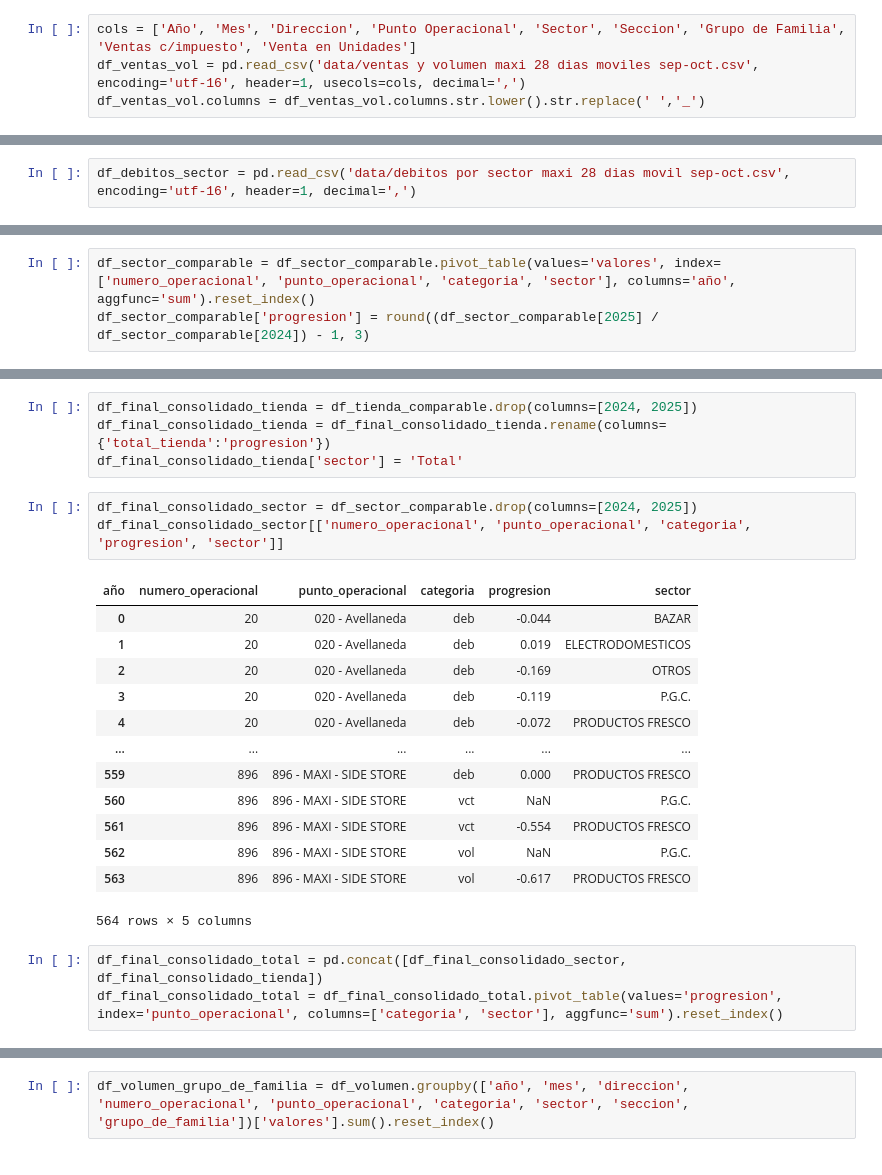
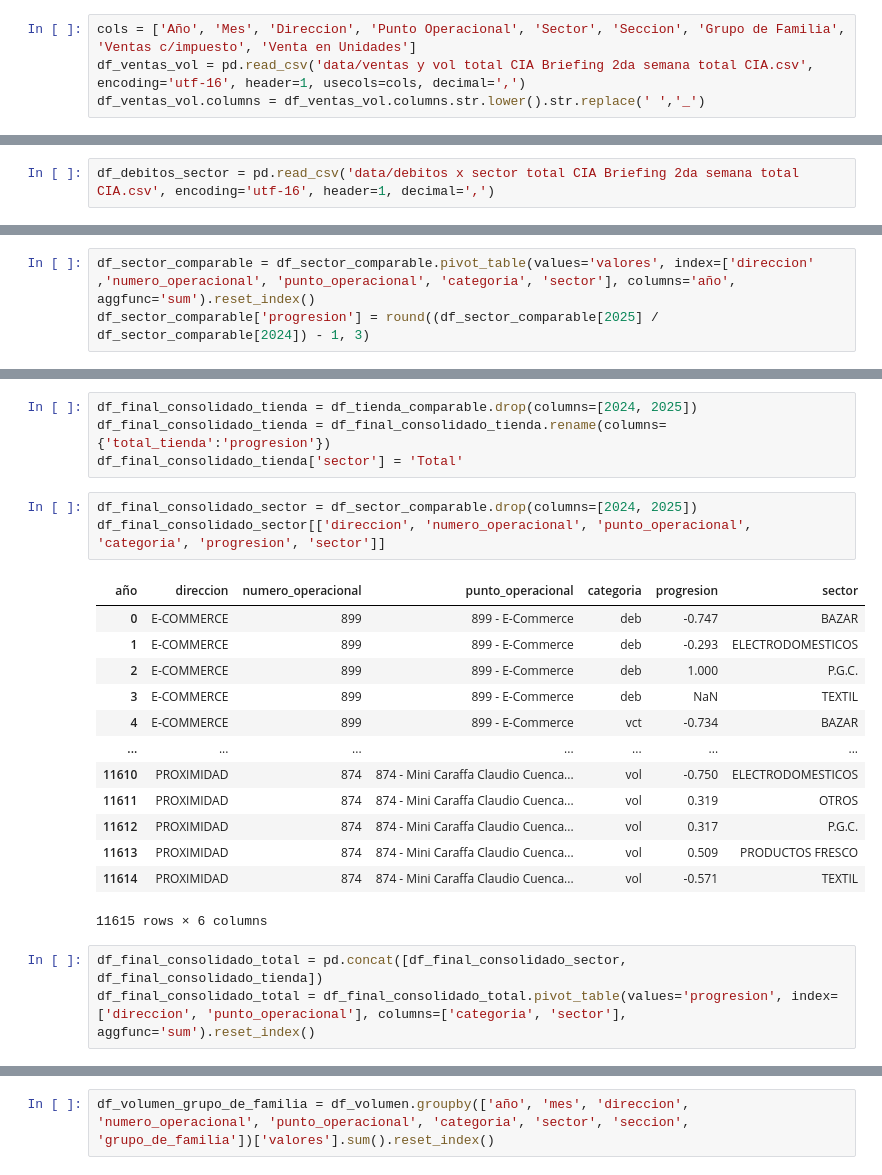
Before and after one commit to juanifmera/progresion, a Jupyter notebook: progresiones/breafing.ipynb, the cells around one changed output, grey strips where cells are left out. Saved outputs shown, nothing was run; the diff lists cells and outputs as text.

```diff
--- a/progresiones/breafing.ipynb
+++ b/progresiones/breafing.ipynb
@@ -6,7 +8,7 @@ import pandas as pd
 ### Ventas y Volumen
 # %%
 cols = ['Año', 'Mes', 'Direccion', 'Punto Operacional', 'Sector', 'Seccion', 'Grupo de Familia', 'Ventas c/impuesto', 'Venta en Unidades']
-df_ventas_vol = pd.read_csv('data/ventas y volumen maxi 28 dias moviles sep-oct.csv', encoding='utf-16', header=1, usecols=cols, decimal=',')
+df_ventas_vol = pd.read_csv('data/ventas y vol total CIA Briefing 2da semana total CIA.csv', encoding='utf-16', header=1, usecols=cols, decimal=',')
 df_ventas_vol.columns = df_ventas_vol.columns.str.lower().str.replace(' ','_')
 # %%
 df_ventas_vol.rename(columns={
@@ -97,7 +107,7 @@ df_tienda_comparable = df_tienda_comparable.sort_values(by='progresion', ascendi
 # %% [markdown]
 ### Debitos por Sector
 # %%
-df_debitos_sector = pd.read_csv('data/debitos por sector maxi 28 dias movil sep-oct.csv', encoding='utf-16', header=1, decimal=',')
+df_debitos_sector = pd.read_csv('data/debitos x sector total CIA Briefing 2da semana total CIA.csv', encoding='utf-16', header=1, decimal=',')
 # %%
 df_debitos_sector.columns = df_debitos_sector.columns.str.strip().str.lower().str.replace(' ', '_')
 df_debitos_sector = df_debitos_sector.rename(columns={
@@ -123,5 +133,5 @@ df_sector_join = df_sector_join[['año', 'mes', 'direccion', 'numero_operacional
 # %%
 df_sector_comparable = df_sector_join[df_sector_join['sep'] == 'SC']
 # %%
-df_sector_comparable = df_sector_comparable.pivot_table(values='valores', index=['numero_operacional', 'punto_operacional', 'categoria', 'sector'], columns='año', aggfunc='sum').reset_index()
+df_sector_comparable = df_sector_comparable.pivot_table(values='valores', index=['direccion' ,'numero_operacional', 'punto_operacional', 'categoria', 'sector'], columns='año', aggfunc='sum').reset_index()
 df_sector_comparable['progresion'] = round((df_sector_comparable[2025] / df_sector_comparable[2024]) - 1, 3)
@@ -172,21 +172,21 @@ df_final_consolidado_tienda = df_final_consolidado_tienda.rename(columns={'total
 df_final_consolidado_tienda['sector'] = 'Total'
 # %%
 df_final_consolidado_sector = df_sector_comparable.drop(columns=[2024, 2025])
-df_final_consolidado_sector[['numero_operacional', 'punto_operacional', 'categoria', 'progresion', 'sector']]
+df_final_consolidado_sector[['direccion', 'numero_operacional', 'punto_operacional', 'categoria', 'progresion', 'sector']]
 # %% [output]
-| año | numero_operacional | punto_operacional | categoria | progresion | sector |
-| 0 | 20 | 020 - Avellaneda | deb | -0.044 | BAZAR |
-| 1 | 20 | 020 - Avellaneda | deb | 0.019 | ELECTRODOMESTICOS |
-| 2 | 20 | 020 - Avellaneda | deb | -0.169 | OTROS |
-| 3 | 20 | 020 - Avellaneda | deb | -0.119 | P.G.C. |
-| 4 | 20 | 020 - Avellaneda | deb | -0.072 | PRODUCTOS FRESCO |
-| ... | ... | ... | ... | ... | ... |
-| 559 | 896 | 896 - MAXI - SIDE STORE | deb | 0.000 | PRODUCTOS FRESCO |
-| 560 | 896 | 896 - MAXI - SIDE STORE | vct | NaN | P.G.C. |
-| 561 | 896 | 896 - MAXI - SIDE STORE | vct | -0.554 | PRODUCTOS FRESCO |
-| 562 | 896 | 896 - MAXI - SIDE STORE | vol | NaN | P.G.C. |
-| 563 | 896 | 896 - MAXI - SIDE STORE | vol | -0.617 | PRODUCTOS FRESCO |
+| año | direccion | numero_operacional | punto_operacional | categoria | progresion | sector |
+| 0 | E-COMMERCE | 899 | 899 - E-Commerce | deb | -0.747 | BAZAR |
+| 1 | E-COMMERCE | 899 | 899 - E-Commerce | deb | -0.293 | ELECTRODOMESTICOS |
+| 2 | E-COMMERCE | 899 | 899 - E-Commerce | deb | 1.000 | P.G.C. |
+| 3 | E-COMMERCE | 899 | 899 - E-Commerce | deb | NaN | TEXTIL |
+| 4 | E-COMMERCE | 899 | 899 - E-Commerce | vct | -0.734 | BAZAR |
+| ... | ... | ... | ... | ... | ... | ... |
+| 11610 | PROXIMIDAD | 874 | 874 - Mini Caraffa Claudio Cuenca... | vol | -0.750 | ELECTRODOMESTICOS |
+| 11611 | PROXIMIDAD | 874 | 874 - Mini Caraffa Claudio Cuenca... | vol | 0.319 | OTROS |
+| 11612 | PROXIMIDAD | 874 | 874 - Mini Caraffa Claudio Cuenca... | vol | 0.317 | P.G.C. |
+| 11613 | PROXIMIDAD | 874 | 874 - Mini Caraffa Claudio Cuenca... | vol | 0.509 | PRODUCTOS FRESCO |
+| 11614 | PROXIMIDAD | 874 | 874 - Mini Caraffa Claudio Cuenca... | vol | -0.571 | TEXTIL |
-564 rows × 5 columns
+11615 rows × 6 columns
 # %%
 df_final_consolidado_total = pd.concat([df_final_consolidado_sector, df_final_consolidado_tienda])
-df_final_consolidado_total = df_final_consolidado_total.pivot_table(values='progresion', index='punto_operacional', columns=['categoria', 'sector'], aggfunc='sum').reset_index()
+df_final_consolidado_total = df_final_consolidado_total.pivot_table(values='progresion', index=['direccion', 'punto_operacional'], columns=['categoria', 'sector'], aggfunc='sum').reset_index()
```
Also changed, not shown: parts of 62 cells of this notebook.
